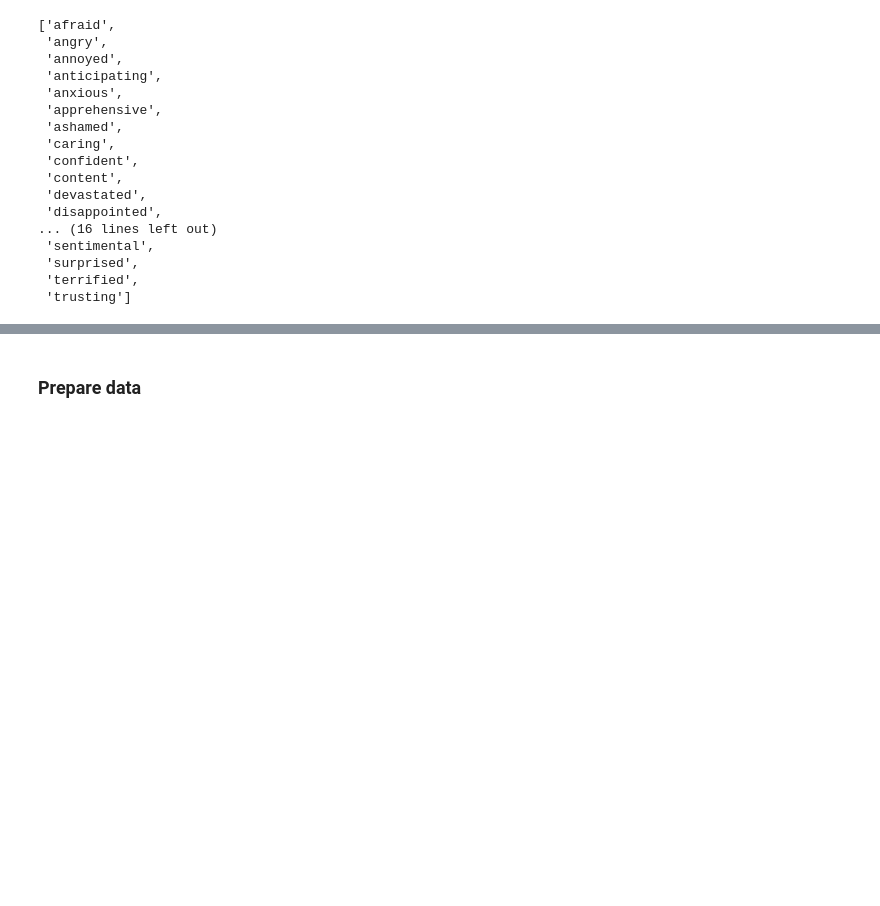
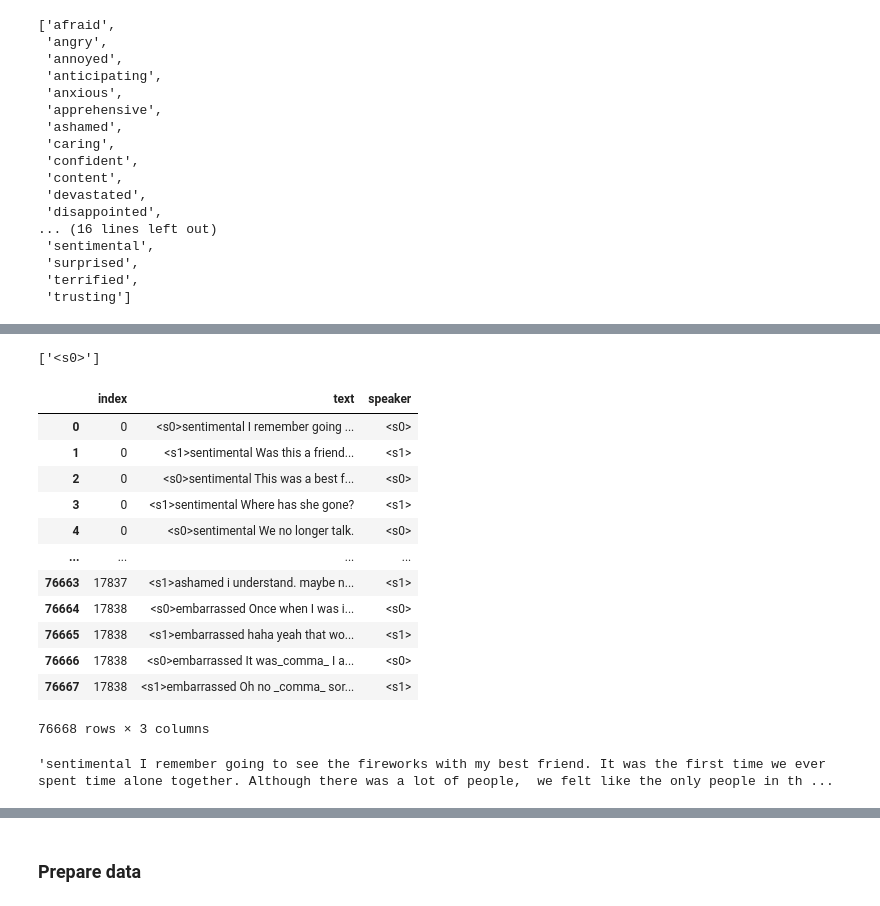
Before and after one commit to SolipsisAI/research, a Jupyter notebook: notebooks/ed-dialogueset.ipynb, the cells around one changed output, grey strips where cells are left out. Drawn from its saved outputs; the diff is of its cells as text; code cells hidden in the pictures; blank space fills up the shorter version.

```diff
--- a/notebooks/ed-dialogueset.ipynb
+++ b/notebooks/ed-dialogueset.ipynb
@@ -155,3 +160,4 @@ concat_df = df.groupby(["conv_id", "context"])["text"].apply("|".join).reset_ind
 # %%
-concat_df
+text = concat_df.iloc[0].text
+text
 # %% [output]
@@ -250,0 +260,33 @@ preprocessed_df
+# %%
+# get speaker
+def get_speaker(text):
+    results = re.findall(r"^<s\d>", text)
+    return results
+
+
+def clean_text(text):
+    text = re.sub(r"^<s\d>", "", text)
+    text = re.sub(r"{turn_token}$", "", text)
+    return re.sub(r"_comma_", ", ", text)
+# %%
+get_speaker(preprocessed_df["text"].iloc[0])
+# %% [output]
+['<s0>']
+# %%
+preprocessed_df["speaker"] = preprocessed_df["text"].apply(lambda t: get_speaker(t)[0])
+# %%
+preprocessed_df
+# %% [output]
+|  | index | text | speaker |
+| 0 | 0 | <s0>sentimental I remember going ... | <s0> |
+| 1 | 0 | <s1>sentimental Was this a friend... | <s1> |
+| 2 | 0 | <s0>sentimental This was a best f... | <s0> |
+| 3 | 0 | <s1>sentimental Where has she gone? | <s1> |
+| 4 | 0 | <s0>sentimental We no longer talk. | <s0> |
+| ... | ... | ... | ... |
+| 76663 | 17837 | <s1>ashamed i understand. maybe n... | <s1> |
+| 76664 | 17838 | <s0>embarrassed Once when I was i... | <s0> |
+| 76665 | 17838 | <s1>embarrassed haha yeah that wo... | <s1> |
+| 76666 | 17838 | <s0>embarrassed It was_comma_ I a... | <s0> |
+| 76667 | 17838 | <s1>embarrassed Oh no _comma_ sor... | <s1> |
+76668 rows × 3 columns
@@ -250,0 +295,4 @@ preprocessed_df
+# %%
+preprocessed_df.iloc[0].text
+# %% [output]
+'sentimental I remember going to see the fireworks with my best friend. It was the first time we ever spent time alone together. Although there was a lot of people,  we felt like the only people in th ...
```
Also changed, not shown: parts of 28 cells of this notebook, 3 other files.
